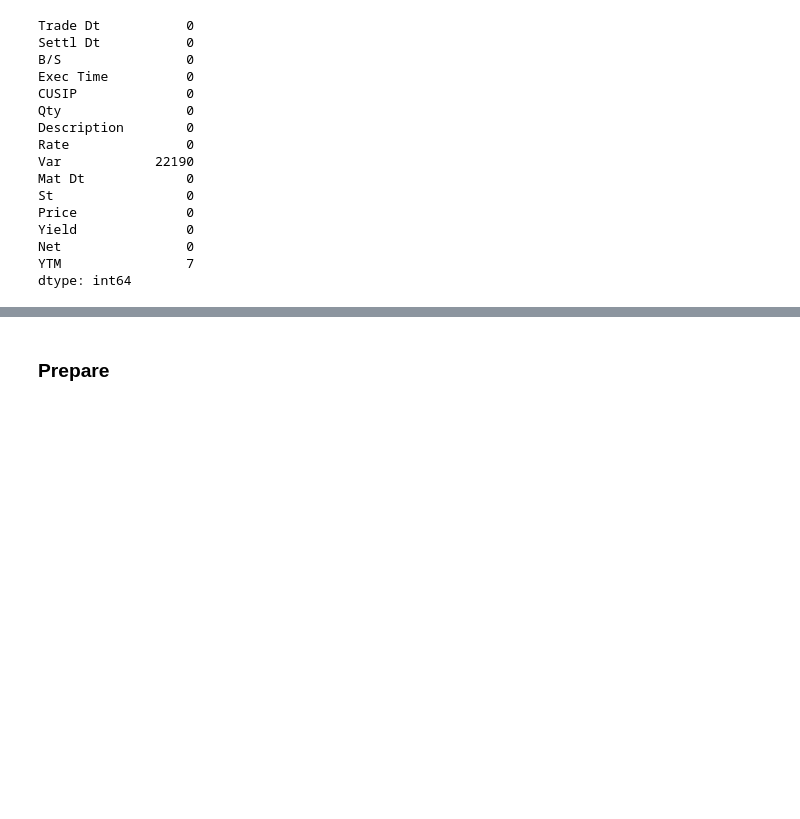
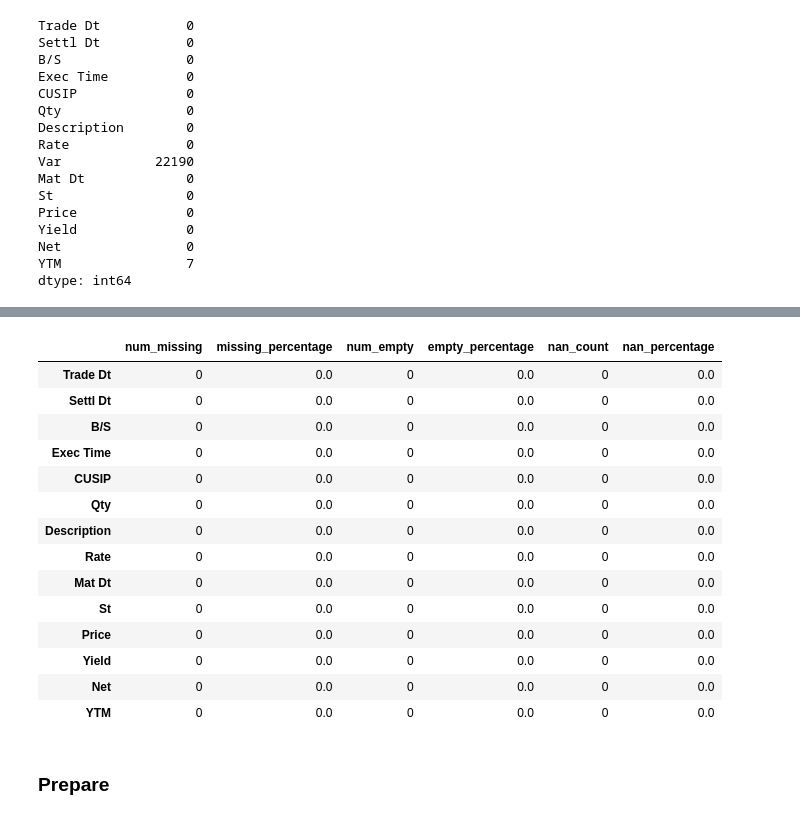
Before and after one commit to albertopuentes/small-side-projects, a Jupyter notebook: TX_trades.ipynb, the cells around one changed output, grey strips where cells are left out. Drawn from its saved outputs; the diff is of its cells as text; code cells hidden in the pictures; blank space fills up the shorter version.

```diff
--- a/TX_trades.ipynb
+++ b/TX_trades.ipynb
@@ -74,0 +124,3 @@ trades[trades['YTM'].isna()==True]
+# %%
+# drop rows where YTM is null
+trades = trades.dropna(subset=['YTM'])
@@ -74,0 +137,3 @@ trades[trades['YTM'].isna()==True]
+# %%
+# drop VAR column, too many null values to impute or deal with properly
+trades = trades.drop(columns=('Var'))
@@ -75,3 +163,22 @@ trades[trades['YTM'].isna()==True]
+# %%
+# final control
+show_missing(trades)
+# %% [output]
+|  | num_missing | missing_percentage | num_empty | empty_percentage | nan_count | nan_percentage |
+| Trade Dt | 0 | 0.0 | 0 | 0.0 | 0 | 0.0 |
+| Settl Dt | 0 | 0.0 | 0 | 0.0 | 0 | 0.0 |
+| B/S | 0 | 0.0 | 0 | 0.0 | 0 | 0.0 |
+| Exec Time | 0 | 0.0 | 0 | 0.0 | 0 | 0.0 |
+| CUSIP | 0 | 0.0 | 0 | 0.0 | 0 | 0.0 |
+| Qty | 0 | 0.0 | 0 | 0.0 | 0 | 0.0 |
+| Description | 0 | 0.0 | 0 | 0.0 | 0 | 0.0 |
+| Rate | 0 | 0.0 | 0 | 0.0 | 0 | 0.0 |
+| Mat Dt | 0 | 0.0 | 0 | 0.0 | 0 | 0.0 |
+| St | 0 | 0.0 | 0 | 0.0 | 0 | 0.0 |
+| Price | 0 | 0.0 | 0 | 0.0 | 0 | 0.0 |
+| Yield | 0 | 0.0 | 0 | 0.0 | 0 | 0.0 |
+| Net | 0 | 0.0 | 0 | 0.0 | 0 | 0.0 |
+| YTM | 0 | 0.0 | 0 | 0.0 | 0 | 0.0 |
 # %% [markdown]
 ### Prepare
 # %%
```
Also changed, not shown: parts of 9 cells of this notebook.
